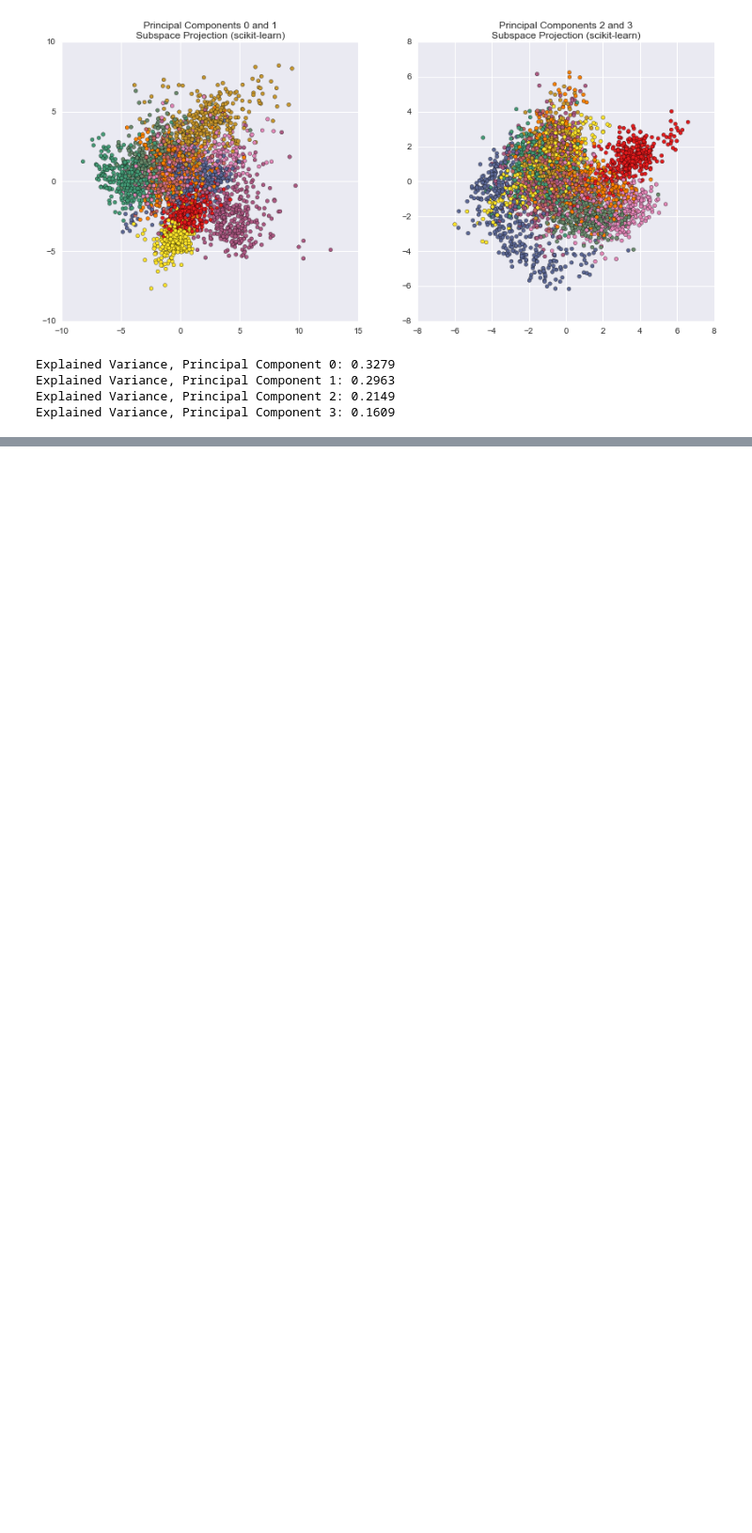
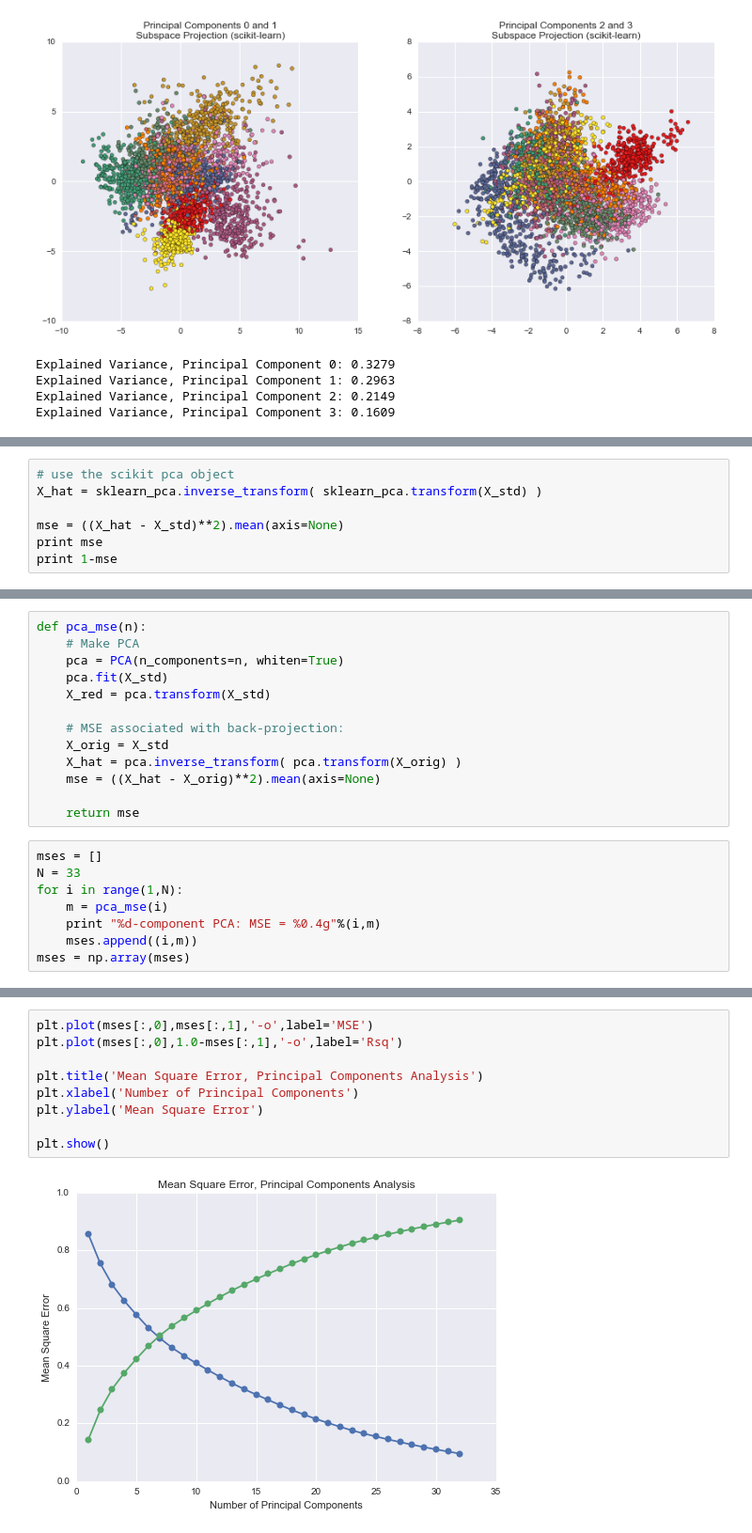
Before and after one commit to charlesreid1/circe, a Jupyter notebook: Digit Classification - PCA.ipynb, the cells around one changed output, grey strips where cells are left out. Shown at 94% size. Drawn from its saved outputs; the diff is of its cells as text; blank space fills up the shorter version.

```diff
--- a/NIST Digit Classification - PCA.ipynb
+++ b/Digit Classification - PCA.ipynb
@@ -588,0 +606,7 @@ array([  0.00000000e+00,   6.06473886e-01,   8.81793420e-02,
+# %%
+# use the scikit pca object
+X_hat = sklearn_pca.inverse_transform( sklearn_pca.transform(X_std) )
+
+mse = ((X_hat - X_std)**2).mean(axis=None)
+print mse
+print 1-mse
@@ -588,0 +622,21 @@ array([  0.00000000e+00,   6.06473886e-01,   8.81793420e-02,
+# %%
+def pca_mse(n):
+    # Make PCA
+    pca = PCA(n_components=n, whiten=True)
+    pca.fit(X_std)
+    X_red = pca.transform(X_std)
+
+    # MSE associated with back-projection:
+    X_orig = X_std
+    X_hat = pca.inverse_transform( pca.transform(X_orig) )
+    mse = ((X_hat - X_orig)**2).mean(axis=None)
+
+    return mse
+# %%
+mses = []
+N = 33
+for i in range(1,N):
+    m = pca_mse(i)
+    print "%d-component PCA: MSE = %0.4g"%(i,m)
+    mses.append((i,m))
+mses = np.array(mses)
@@ -588,0 +661,11 @@ array([  0.00000000e+00,   6.06473886e-01,   8.81793420e-02,
+# %%
+plt.plot(mses[:,0],mses[:,1],'-o',label='MSE')
+plt.plot(mses[:,0],1.0-mses[:,1],'-o',label='Rsq')
+
+plt.title('Mean Square Error, Principal Components Analysis')
+plt.xlabel('Number of Principal Components')
+plt.ylabel('Mean Square Error')
+
+plt.show()
+# %% [output]
+[figure, added]
```
Also changed, not shown: parts of 21 cells of this notebook, 6 other files.
